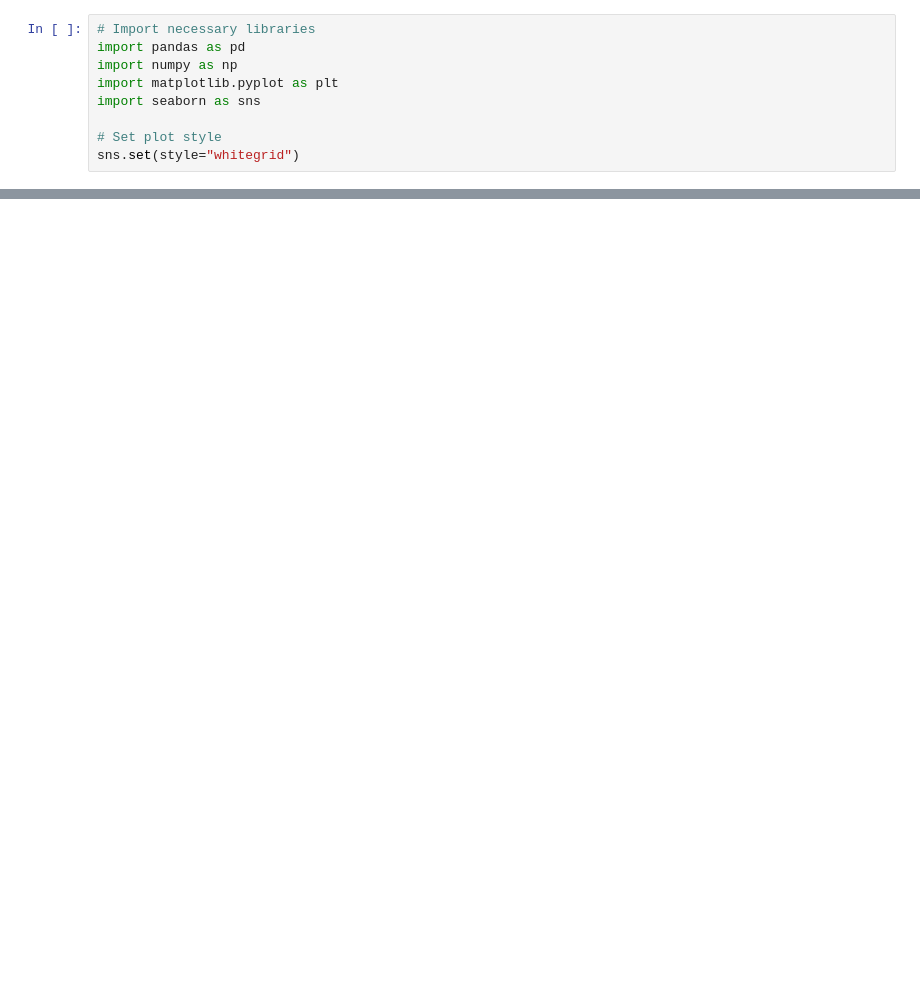
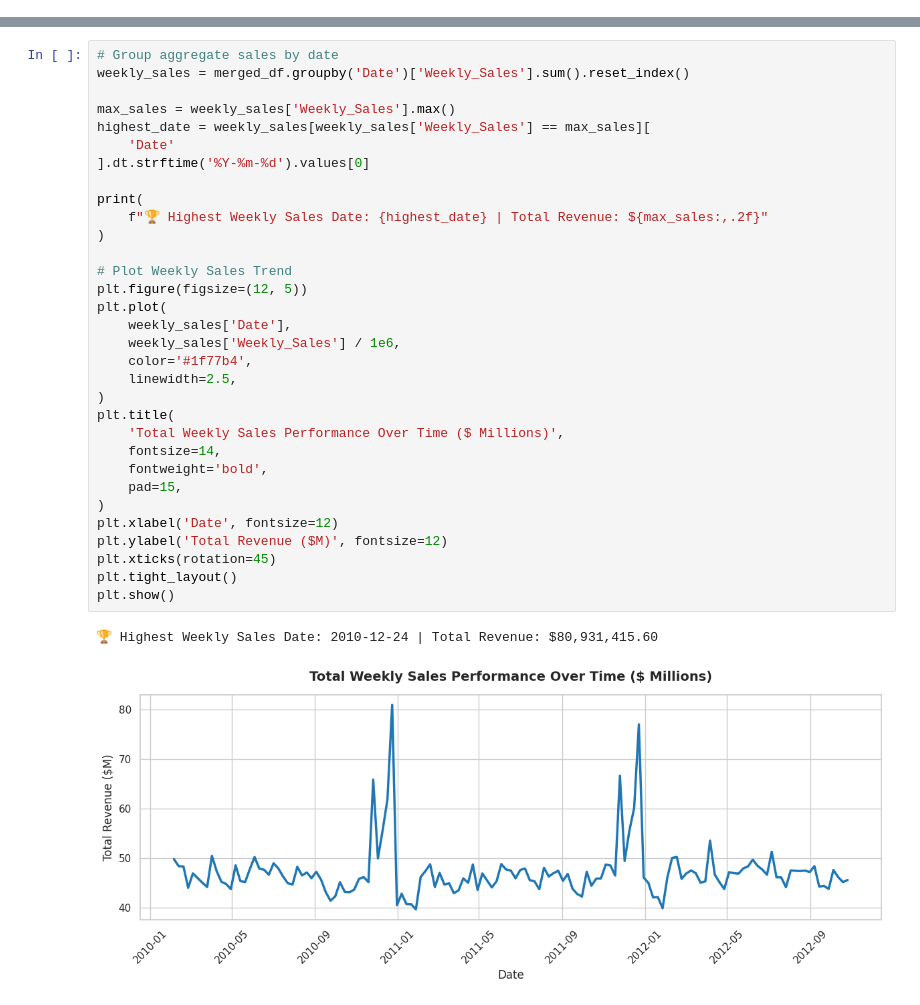
Before and after one commit to Bushra-Malik/Dynamic-Retail-Data-Analysis, a Jupyter notebook: SalesAnalysis.ipynb, the cells around one changed output, grey strips where cells are left out. Drawn from its saved outputs; the diff is of its cells as text; blank space fills up the shorter version.

```diff
--- a/SalesAnalysis.ipynb
+++ b/SalesAnalysis.ipynb
@@ -8,9 +0,0 @@ We begin by importing the necessary Python libraries for data manipulation and v
-# %%
-# Import necessary libraries
-import pandas as pd
-import numpy as np
-import matplotlib.pyplot as plt
-import seaborn as sns
-
-# Set plot style
-sns.set(style="whitegrid")
@@ -301,0 +115,35 @@ The analysis conclude Key  findings and recommendations for the future of the sa
+# %%
+# Group aggregate sales by date
+weekly_sales = merged_df.groupby('Date')['Weekly_Sales'].sum().reset_index()
+
+max_sales = weekly_sales['Weekly_Sales'].max()
+highest_date = weekly_sales[weekly_sales['Weekly_Sales'] == max_sales][
+    'Date'
+].dt.strftime('%Y-%m-%d').values[0]
+
+print(
+    f"🏆 Highest Weekly Sales Date: {highest_date} | Total Revenue: ${max_sales:,.2f}"
+)
+
+# Plot Weekly Sales Trend
+plt.figure(figsize=(12, 5))
+plt.plot(
+    weekly_sales['Date'],
+    weekly_sales['Weekly_Sales'] / 1e6,
+    color='#1f77b4',
+    linewidth=2.5,
+)
+plt.title(
+    'Total Weekly Sales Performance Over Time ($ Millions)',
+    fontsize=14,
+    fontweight='bold',
+    pad=15,
+)
+plt.xlabel('Date', fontsize=12)
+plt.ylabel('Total Revenue ($M)', fontsize=12)
+plt.xticks(rotation=45)
+plt.tight_layout()
+plt.show()
+# %% [output]
+🏆 Highest Weekly Sales Date: 2010-12-24 | Total Revenue: $80,931,415.60
+[figure, added]
```
Also changed, not shown: parts of 34 cells of this notebook.
